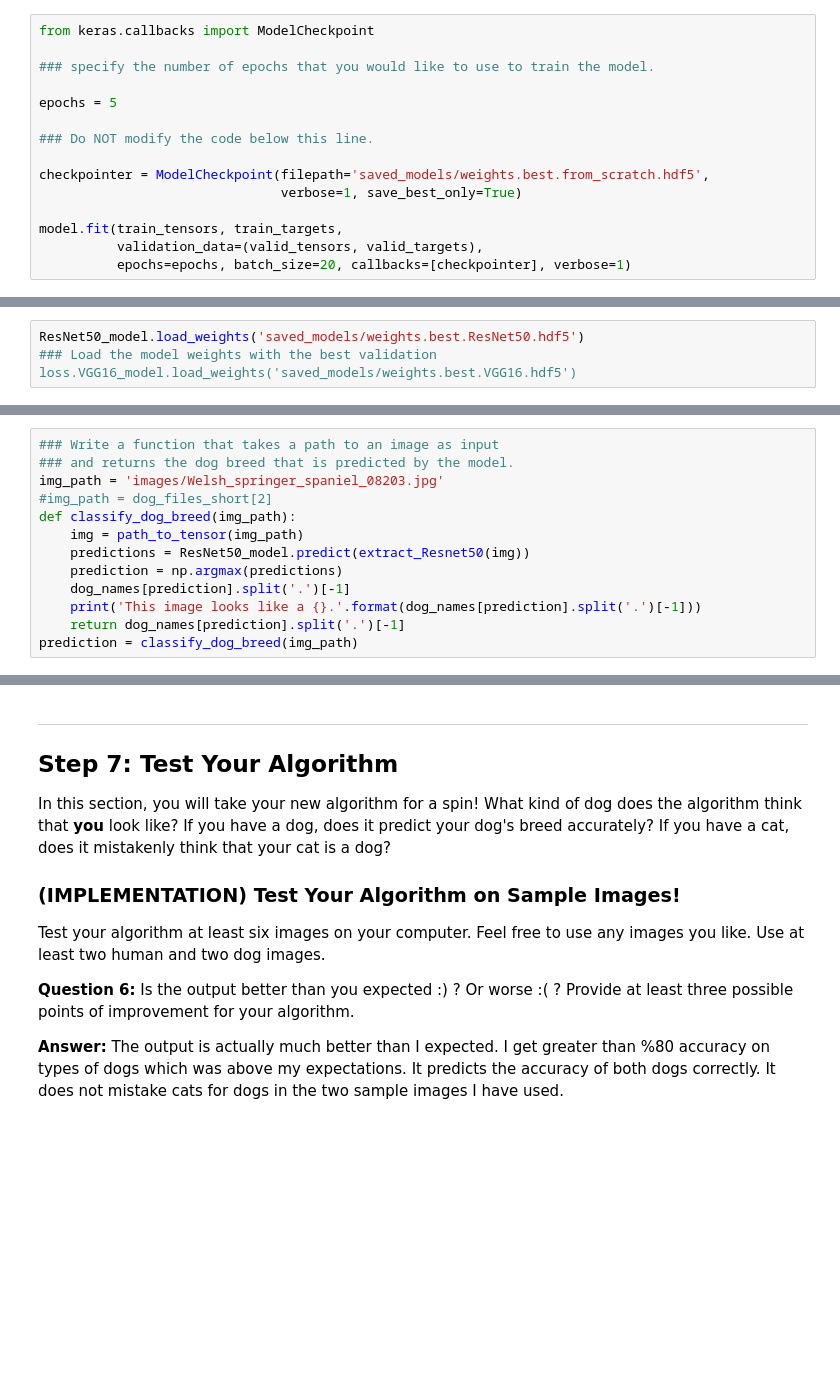
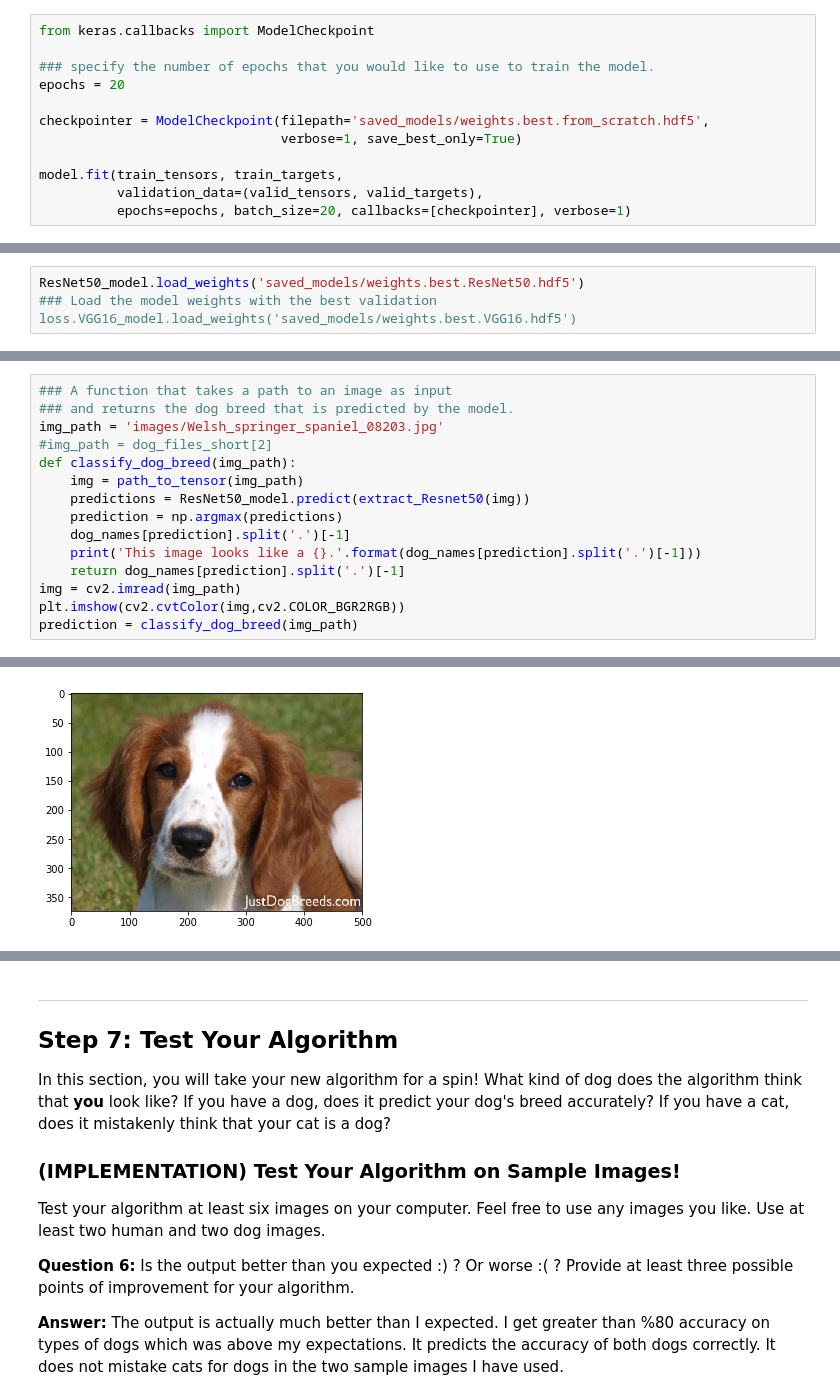
Before and after one commit to denizn/Dog-Breed-Classifier, a Jupyter notebook: dog_app.ipynb, the cells around one changed output, grey strips where cells are left out. Drawn from its saved outputs; the diff is of its cells as text; blank space fills up the shorter version.

```diff
--- a/dog_app.ipynb
+++ b/dog_app.ipynb
@@ -387,10 +384,7 @@ You are welcome to [augment the training data](https://blog.keras.io/building-po
 from keras.callbacks import ModelCheckpoint
 
 ### specify the number of epochs that you would like to use to train the model.
-
-epochs = 5
-
-### Do NOT modify the code below this line.
+epochs = 20
 
 checkpointer = ModelCheckpoint(filepath='saved_models/weights.best.from_scratch.hdf5',
                                verbose=1, save_best_only=True)
@@ -659,7 +659,7 @@ The functions to extract the bottleneck features can be found in `extract_bottle
 
 where `{network}`, in the above filename, should be one of `VGG19`, `Resnet50`, `InceptionV3`, or `Xception`.
 # %%
-### Write a function that takes a path to an image as input
+### A function that takes a path to an image as input
 ### and returns the dog breed that is predicted by the model.
 img_path = 'images/Welsh_springer_spaniel_08203.jpg'
 #img_path = dog_files_short[2]
@@ -670,5 +670,7 @@ def classify_dog_breed(img_path):
     dog_names[prediction].split('.')[-1]
     print('This image looks like a {}.'.format(dog_names[prediction].split('.')[-1]))
     return dog_names[prediction].split('.')[-1]
+img = cv2.imread(img_path)
+plt.imshow(cv2.cvtColor(img,cv2.COLOR_BGR2RGB))
 prediction = classify_dog_breed(img_path)
 # %% [output]
@@ -677,4 +677,5 @@ Downloading data from https://github.com/fchollet/deep-learning-models/releases/
 This image looks like a Welsh_springer_spaniel.
+[figure, added]
 # %% [markdown]
 ---
 <a id='step6'></a>
```
Also changed, not shown: parts of 15 cells of this notebook, 1 other file.
